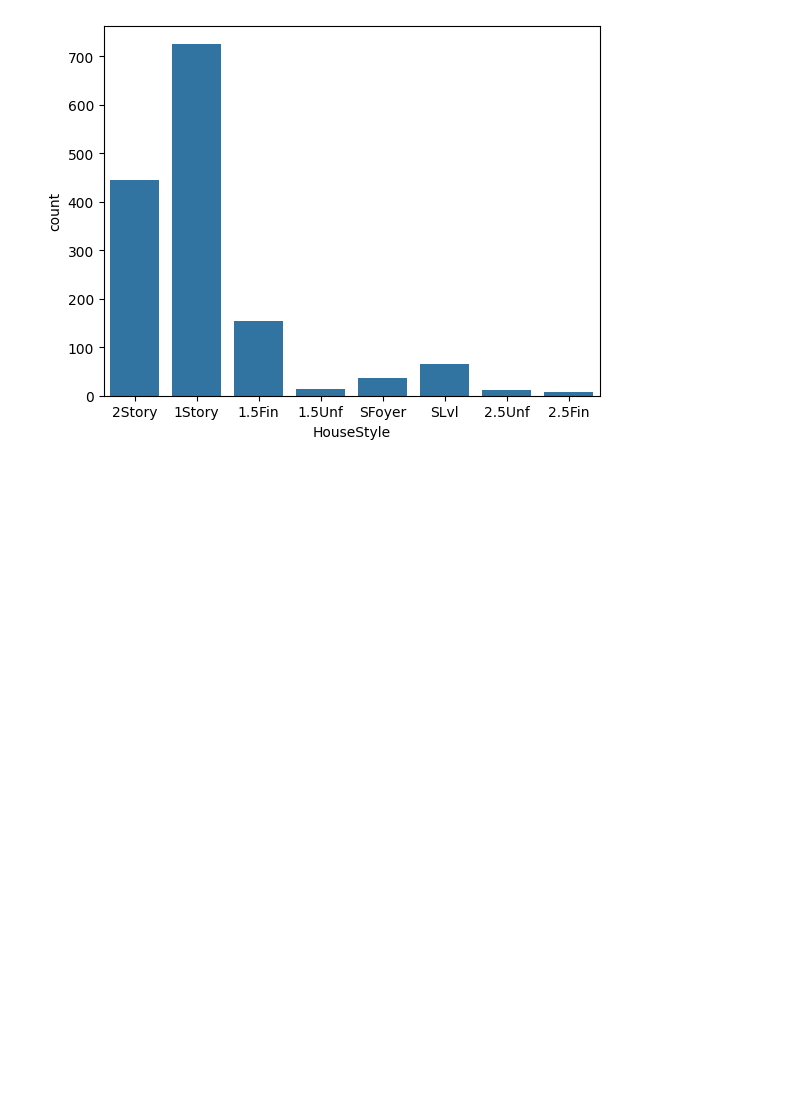
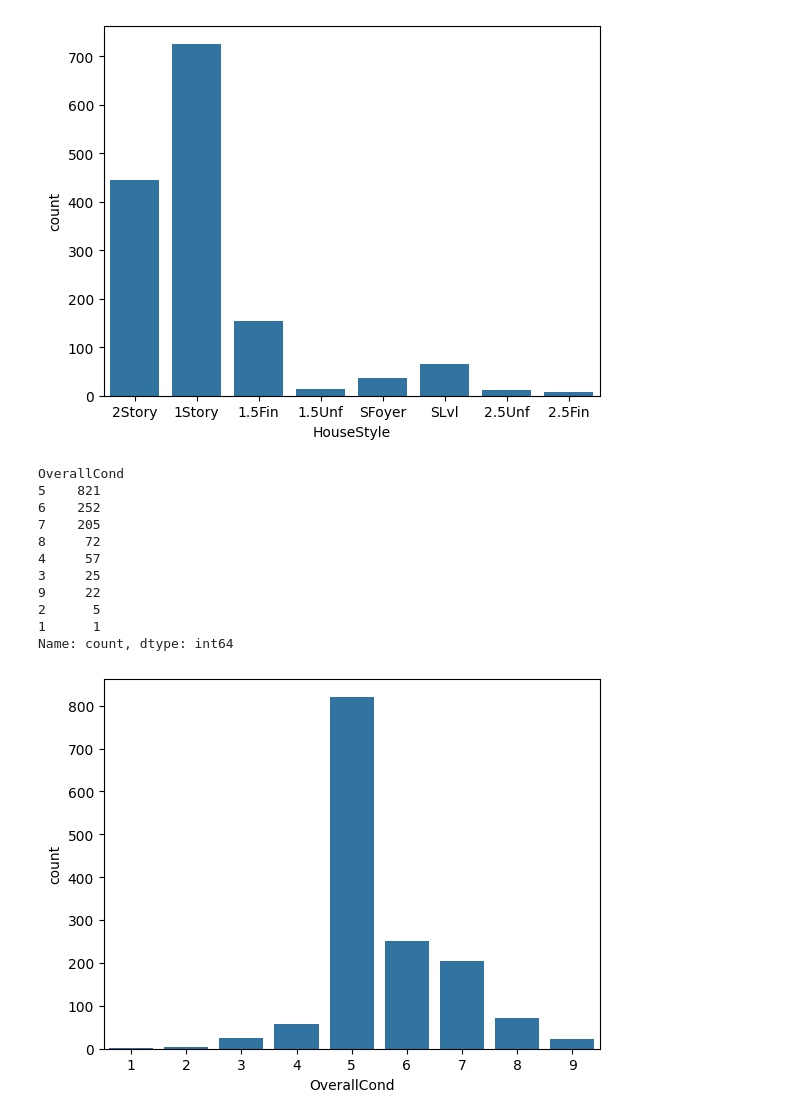
Before and after one commit to gopalrajane/machine-learning-projects, a Jupyter notebook: ames-house-prices/train.ipynb, the cells around one changed output. Saved outputs shown, nothing was run; the diff lists cells and outputs as text; code cells hidden in the pictures; blank space fills up the shorter version.

```diff
--- a/ames-house-prices/train.ipynb
+++ b/ames-house-prices/train.ipynb
@@ -243,3 +430,18 @@ SFoyer     37
 2.5Fin      8
 Name: count, dtype: int64
 [figure]
+# %%
+countPlot("OverallCond")
+# %% [output]
+OverallCond
+5    821
+6    252
+7    205
+8     72
+4     57
+3     25
+9     22
+2      5
+1      1
+Name: count, dtype: int64
+[figure, added]
```
Also changed, not shown: parts of 57 cells of this notebook.
